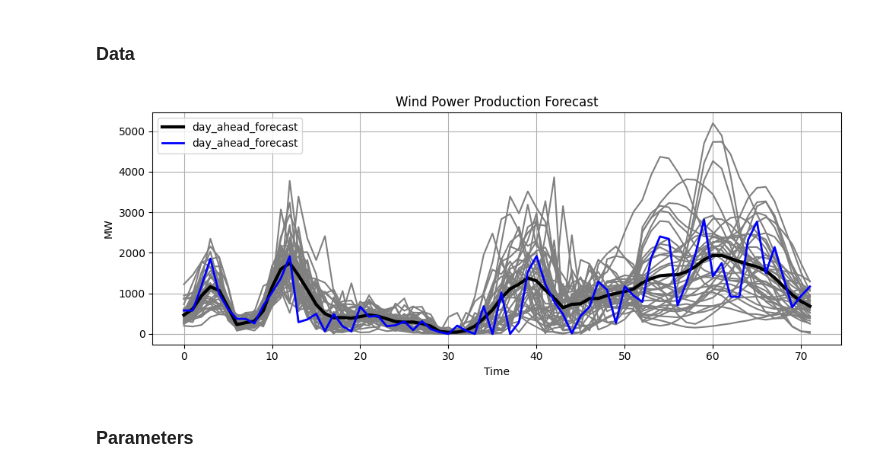
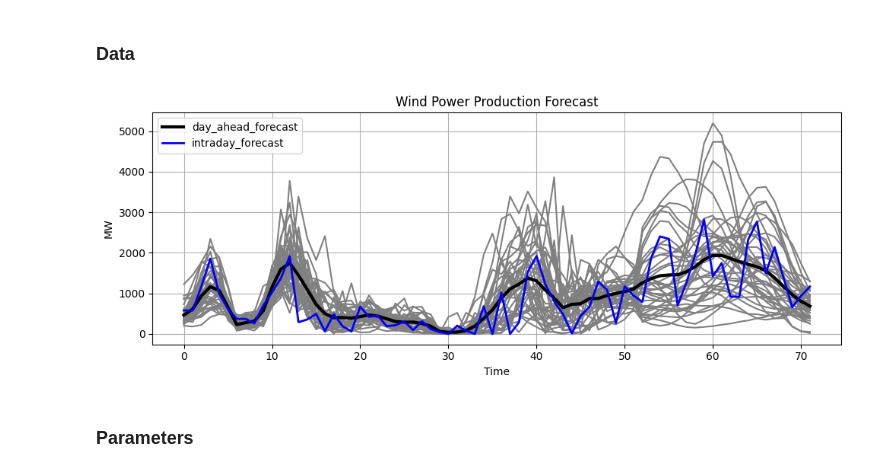
Before and after one commit to RIVACON/RiVaPy, a Jupyter notebook: notebooks/tools/algo_trading_in_python.ipynb, the cells around one changed output. Saved outputs shown, nothing was run; the diff lists cells and outputs as text; code cells hidden in the pictures.

```diff
--- a/notebooks/tools/algo_trading_in_python.ipynb
+++ b/notebooks/tools/algo_trading_in_python.ipynb
@@ -103,18 +103,18 @@ df = pd.DataFrame({
 # %%
 plt.figure(figsize=(10, 4))
 for i in hourly_dataframe.columns:
     plt.plot(hourly_dataframe[i],color='grey')
 plt.plot(hourly_dataframe['day_ahead_forecast'],lw = 3, color='black',label='day_ahead_forecast')
-plt.plot(intraday_forecast,lw = 2, color='blue',label='day_ahead_forecast',linestyle='-')
+plt.plot(intraday_forecast,lw = 2, color='blue',label='intraday_forecast',linestyle='-')
 plt.title("Wind Power Production Forecast")
 plt.xlabel("Time")
 plt.ylabel("MW")
 plt.legend()
 plt.grid(True)
 plt.tight_layout()
 plt.show()
 # %% [output]
-[figure, old version]
+[figure, new version]
 # %% [markdown]
 ### Parameters
 # %%
```
Also changed, not shown: parts of 3 cells of this notebook.
